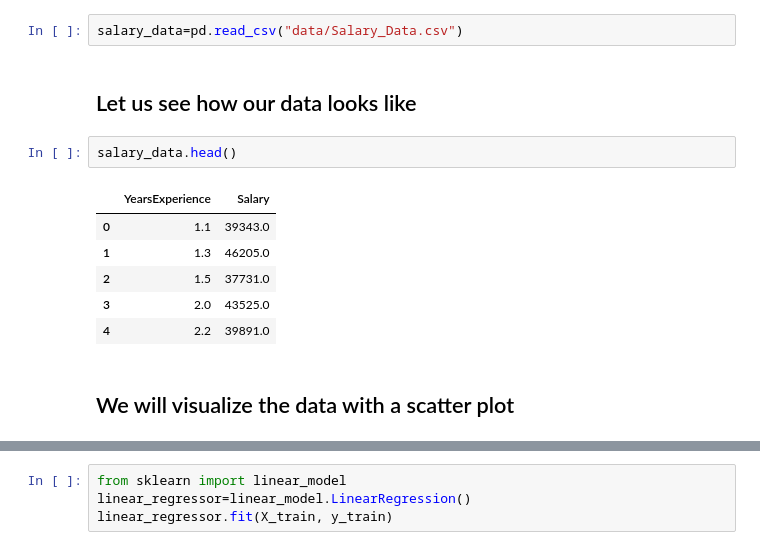
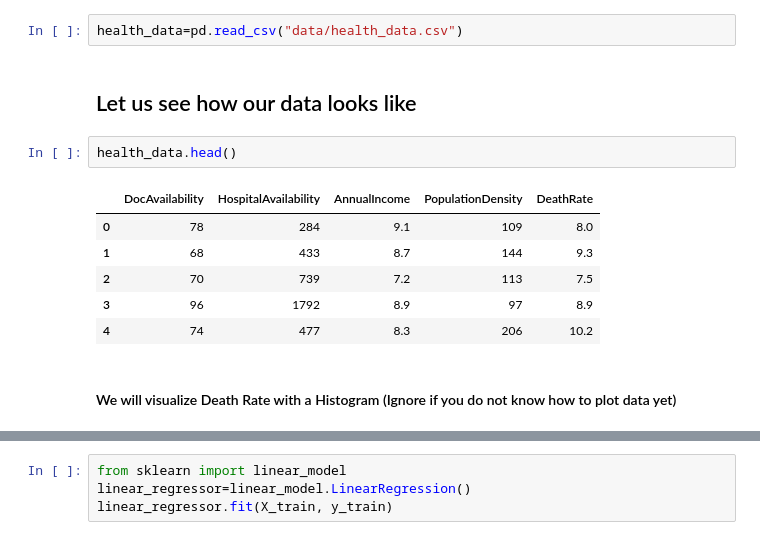
Before and after one commit to beginmachinelearning/practice_exercises, a Jupyter notebook: linear_regression_multiple/linear_regression_salary_prediction_multiple.ipynb, the cells around one changed output, grey strips where cells are left out. Saved outputs shown, nothing was run; the diff lists cells and outputs as text.

```diff
--- a/linear_regression_multiple/linear_regression_salary_prediction_multiple.ipynb
+++ b/linear_regression_multiple/linear_regression_salary_prediction_multiple.ipynb
@@ -5,17 +14,17 @@ import seaborn as sns
 # %% [markdown]
 ## Let us read the data
 # %%
-salary_data=pd.read_csv("data/Salary_Data.csv")
+health_data=pd.read_csv("data/health_data.csv")
 # %% [markdown]
 ## Let us see how our data looks like
 # %%
-salary_data.head()
+health_data.head()
 # %% [output]
-|  | YearsExperience | Salary |
-| 0 | 1.1 | 39343.0 |
-| 1 | 1.3 | 46205.0 |
-| 2 | 1.5 | 37731.0 |
-| 3 | 2.0 | 43525.0 |
-| 4 | 2.2 | 39891.0 |
+|  | DocAvailability | HospitalAvailability | AnnualIncome | PopulationDensity | DeathRate |
+| 0 | 78 | 284 | 9.1 | 109 | 8.0 |
+| 1 | 68 | 433 | 8.7 | 144 | 9.3 |
+| 2 | 70 | 739 | 7.2 | 113 | 7.5 |
+| 3 | 96 | 1792 | 8.9 | 97 | 8.9 |
+| 4 | 74 | 477 | 8.3 | 206 | 10.2 |
 # %% [markdown]
-## We will visualize the data with a scatter plot
+#### We will visualize Death Rate with a Histogram (Ignore if you do not know how to plot data yet)
```
Also changed, not shown: parts of 29 cells of this notebook, 4 other files.
